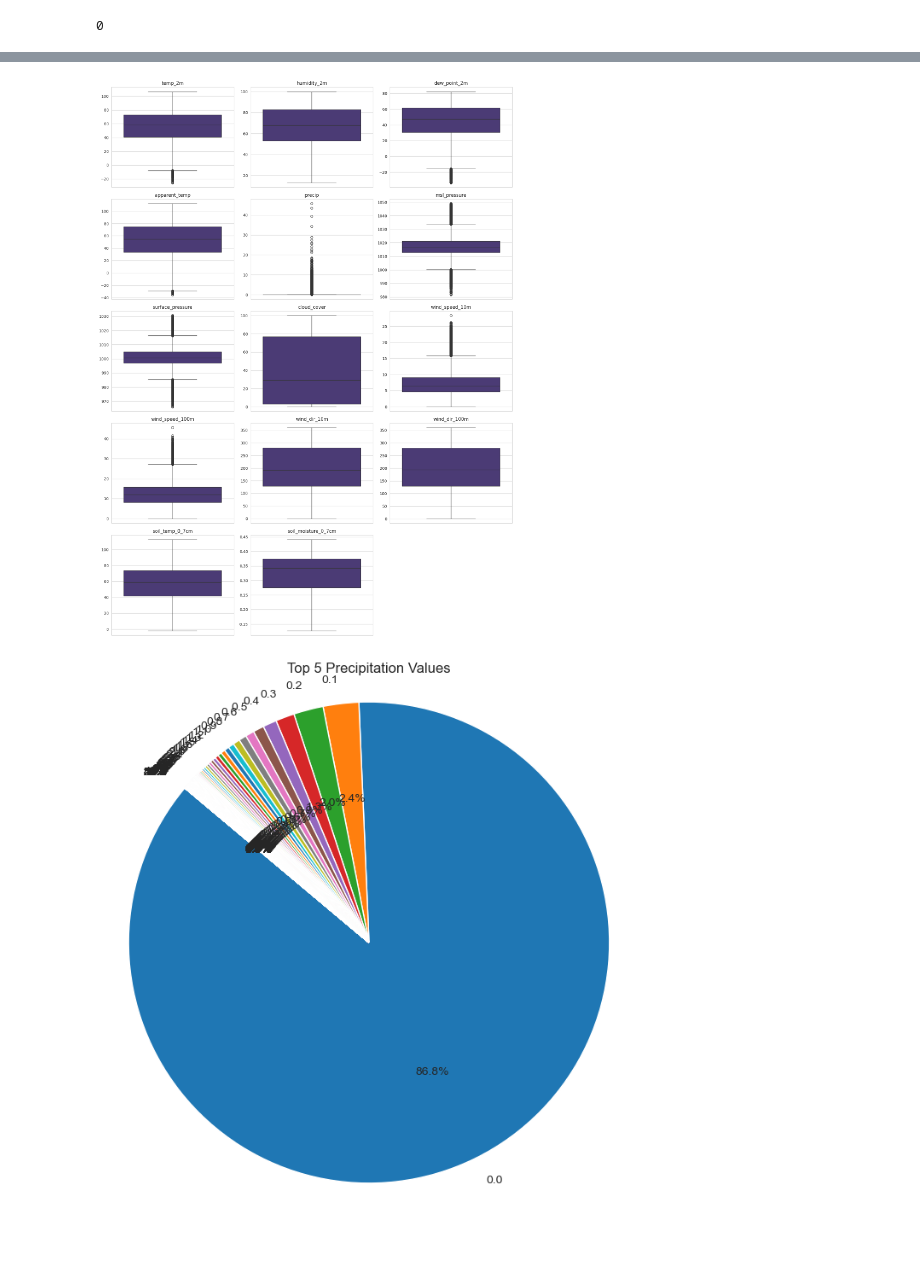
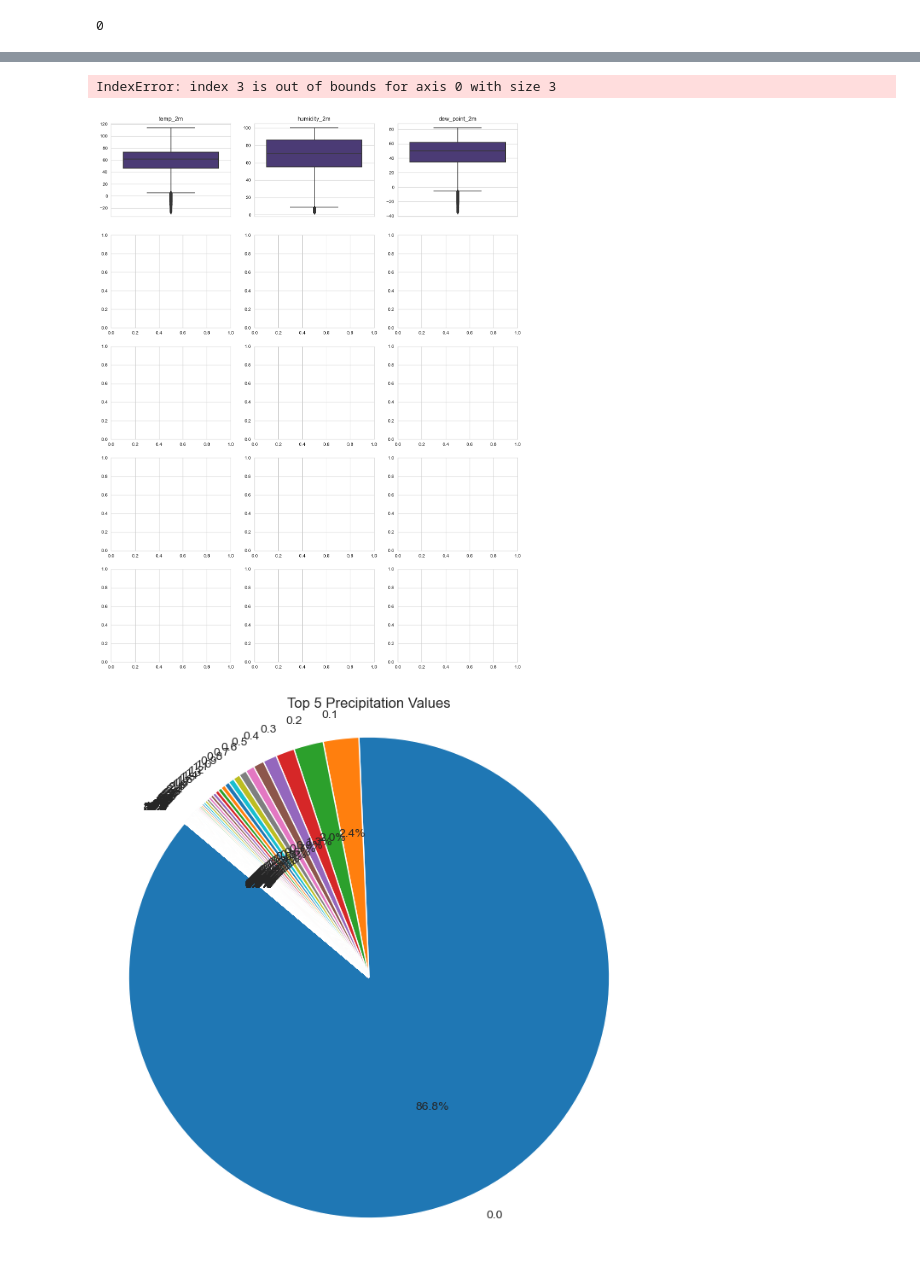
Before and after one commit to naveenasokan/-Weather-Forecasting-with-Deep-Learning, a Jupyter notebook: Report_2_EDA.ipynb, the cells around one changed output, grey strips where cells are left out. Drawn from its saved outputs; the diff is of its cells as text; code cells hidden in the pictures.

```diff
--- a/Report_2_EDA.ipynb
+++ b/Report_2_EDA.ipynb
@@ -31,5 +33,5 @@ df
 # %%
-df.columns = [
+#df.columns = [
     'time', 'temp_2m', 'humidity_2m', 'dew_point_2m', 'apparent_temp', 'precip',
     'weather_code', 'msl_pressure', 'surface_pressure', 'cloud_cover',
     'wind_speed_10m', 'wind_speed_100m', 'wind_dir_10m', 'wind_dir_100m',
@@ -38,3 +42,10 @@ df.columns = [
+# %%
+df.columns = ['time', 'temp_2m', 'humidity_2m', 'dew_point_2m', 'apparent_temp', 'precip', 'rain', 'snowfall',
+              'snow_depth', 'weather_code', 'msl_pressure', 'surface_pressure', 'cloud_cover_total',
+              'cloud_cover_low', 'cloud_cover_mid', 'cloud_cover_high', 'et0', 'vpd', 'wind_speed_10m',
+              'wind_speed_100m', 'wind_dir_10m', 'wind_dir_100m', 'wind_gusts_10m', 'soil_temp_0_7cm',
+              'soil_temp_7_28cm', 'soil_temp_28_100cm', 'soil_temp_100_255cm', 'soil_moisture_0_7cm',
+              'soil_moisture_7_28cm', 'soil_moisture_28_100cm','soil_moisture_100_255cm']
 # %%
 df.info()
 # %% [output]
@@ -194,3 +240,5 @@ dtype: int64
+# %%
+df['snow_depth'].fillna(0, inplace=True)
 # %%
 df.duplicated().sum()
 # %% [output]
@@ -198,15 +246,17 @@ df.duplicated().sum()
 # %%
 color = sns.color_palette("viridis")
 sns.set_style("whitegrid", {'axes.grid' : False})
-fig, ax1 = plt.subplots(5,3, figsize=(6,4))
+fig, ax1 = plt.subplots(8,4, figsize=(6,4))
 k = 0
-columns = [
-     'temp_2m', 'humidity_2m', 'dew_point_2m', 'apparent_temp', 'precip', 'msl_pressure', 'surface_pressure', 'cloud_cover',
-    'wind_speed_10m', 'wind_speed_100m', 'wind_dir_10m', 'wind_dir_100m',
-    'soil_temp_0_7cm', 'soil_moisture_0_7cm'
-]
-for i in range(5):
-    for j in range(3):
+columns = ['time', 'temp_2m', 'humidity_2m', 'dew_point_2m', 'apparent_temp', 'precip', 'rain', 'snowfall',
+              'snow_depth','msl_pressure', 'surface_pressure', 'cloud_cover_total',
+              'cloud_cover_low', 'cloud_cover_mid', 'cloud_cover_high', 'et0', 'vpd', 'wind_speed_10m',
+              'wind_speed_100m', 'wind_dir_10m', 'wind_dir_100m', 'wind_gusts_10m', 'soil_temp_0_7cm',
+              'soil_temp_7_28cm', 'soil_temp_28_100cm', 'soil_temp_100_255cm', 'soil_moisture_0_7cm',
+              'soil_moisture_7_28cm', 'soil_moisture_28_100cm','soil_moisture_100_255cm']
+
+for i in range(8):
+    for j in range(4):
         if k < len(columns):
 
             ax=sns.histplot(x=df[columns[k]],ax=ax1[i][j],kde=True)
@@ -225,33 +290,34 @@ plt.show()
 # %%
-columns = [
-    'temp_2m', 'humidity_2m', 'dew_point_2m', 'apparent_temp',
-    'precip', 'msl_pressure', 'surface_pressure', 'cloud_cover',
-    'wind_speed_10m', 'wind_speed_100m', 'wind_dir_10m',
-    'wind_dir_100m', 'soil_temp_0_7cm', 'soil_moisture_0_7cm'
-]
+columns = [ 'temp_2m', 'humidity_2m', 'dew_point_2m', 'apparent_temp', 'precip', 'rain', 'snowfall',
+              'snow_depth','msl_pressure', 'surface_pressure', 'cloud_cover_total',
+              'cloud_cover_low', 'cloud_cover_mid', 'cloud_cover_high', 'et0', 'vpd', 'wind_speed_10m',
+              'wind_speed_100m', 'wind_dir_10m', 'wind_dir_100m', 'wind_gusts_10m', 'soil_temp_0_7cm',
+              'soil_temp_7_28cm', 'soil_temp_28_100cm', 'soil_temp_100_255cm', 'soil_moisture_0_7cm',
+              'soil_moisture_7_28cm', 'soil_moisture_28_100cm','soil_moisture_100_255cm']
 
 
 color = sns.color_palette("viridis")
 sns.set_style("whitegrid")
 
 fig, ax1 = plt.subplots(5, 3, figsize=(15, 20))
 k = 0
 
-for i in range(5):
-    for j in range(3):
+for i in range(8):
+    for j in range(4):
         if k < len(columns):
             sns.boxplot(y=df[columns[k]], ax=ax1[i][j], palette=color)
             ax1[i][j].set_title(columns[k])
             ax1[i][j].set_ylabel(None)
             ax1[i][j].set_xlabel(None)
             k += 1
         else:
             ax1[i][j].set_visible(False)
 
 plt.tight_layout()
 plt.show()
 # %% [output]
+IndexError: index 3 is out of bounds for axis 0 with size 3
-[figure, old version]
+[figure, new version]
 # %%
 
 precip_counts = df['precip'].value_counts()[:]
```
Also changed, not shown: parts of 14 cells of this notebook.
